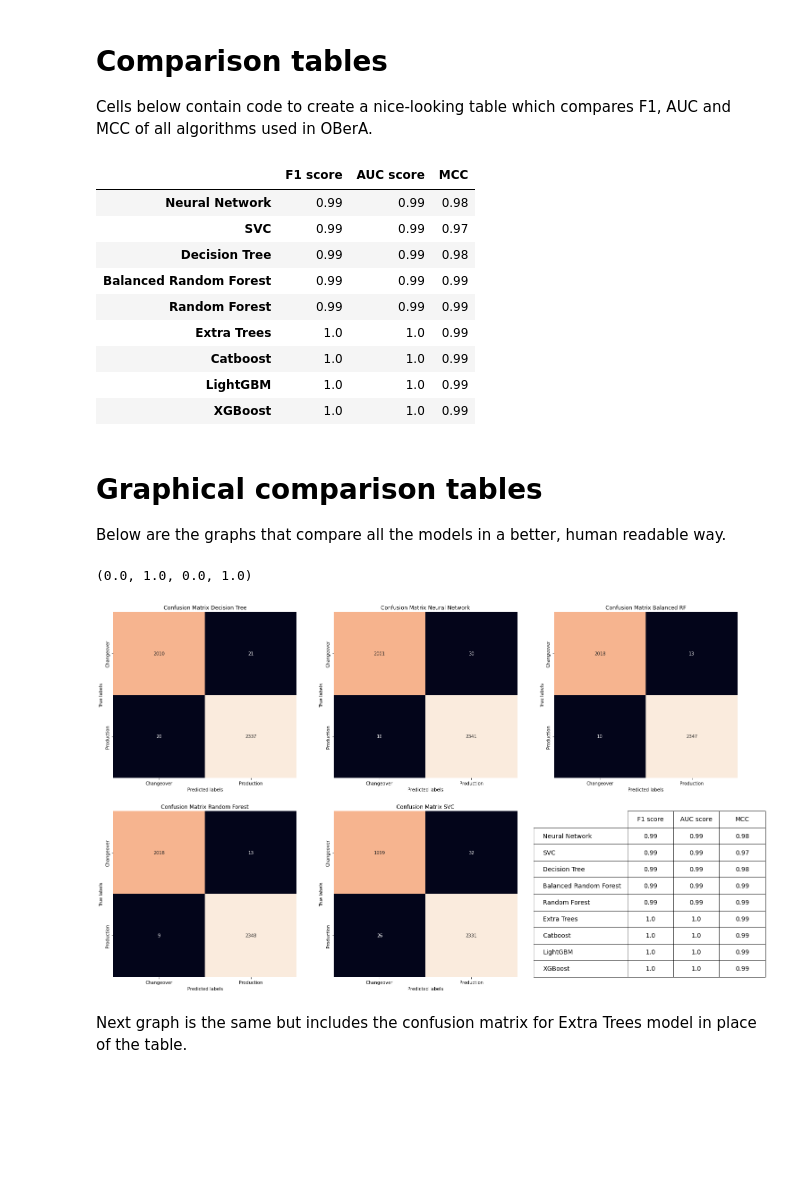
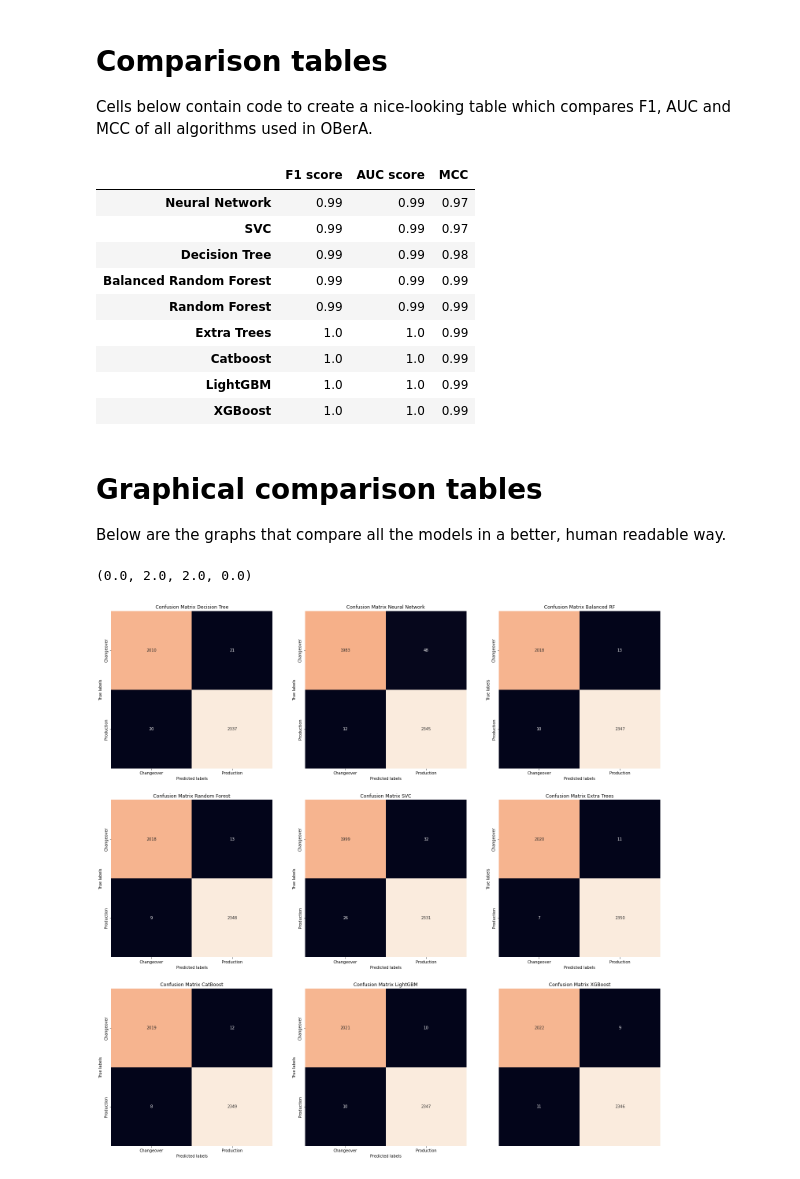
Before and after one commit to ValdsteiN/OBerA-Detecting-Changeover-with-Machine-Learning-using-NC-data-and-external-sensors, a Jupyter notebook: 02Phases_Changeover_Detection.ipynb, the cells around one changed output. Drawn from its saved outputs; the diff is of its cells as text; code cells hidden in the pictures; blank space fills up the shorter version.

Commit message:
Changes to the Graphical Comparison Tables

```diff
--- a/02Phases_Changeover_Detection.ipynb
+++ b/02Phases_Changeover_Detection.ipynb
@@ -723,9 +723,9 @@ comp_table.iloc[2] = [f1_DT, roc_auc_score(test_labels, y_pred_DT), MCC_DT]
 comp_table.iloc[3] = [f1_BRF, roc_auc_score(test_labels, y_pred_BRF), MCC_BRF]
 comp_table.iloc[4] = [f1_RF, roc_auc_score(test_labels, y_pred_RF), MCC_RF]
 comp_table.iloc[5] = [f1_ET, roc_auc_score(test_labels, y_pred_ET), MCC_ET]
-comp_table.iloc[6] = [f1_CAT, roc_auc_score(test_labels, y_pred_ET), MCC_CAT]
-comp_table.iloc[7] = [f1_GBM, roc_auc_score(test_labels, y_pred_ET), MCC_GBM]
-comp_table.iloc[8] = [f1_XGB, roc_auc_score(test_labels, y_pred_ET), MCC_XGB]
+comp_table.iloc[6] = [f1_CAT, roc_auc_score(test_labels, y_pred_cat), MCC_CAT]
+comp_table.iloc[7] = [f1_GBM, roc_auc_score(test_labels, y_pred_gbm), MCC_GBM]
+comp_table.iloc[8] = [f1_XGB, roc_auc_score(test_labels, y_pred_xgb), MCC_XGB]
 # %%
 # Round all the values down to two digits
 for i in range(len(comp_table)):
@@ -735,7 +735,7 @@ for i in range(len(comp_table)):
 comp_table
 # %% [output]
 |  | F1 score | AUC score | MCC |
-| Neural Network | 0.99 | 0.99 | 0.98 |
+| Neural Network | 0.99 | 0.99 | 0.97 |
 | SVC | 0.99 | 0.99 | 0.97 |
 | Decision Tree | 0.99 | 0.99 | 0.98 |
 | Balanced Random Forest | 0.99 | 0.99 | 0.99 |
@@ -751,49 +751,55 @@ Below are the graphs that compare all the models in a better, human readable way
 # %%
 %%capture --no-display
 
-fig, axs = plt.subplots(nrows=2, ncols=3, figsize=(25, 15)) #creating a skeleton of the graph
+fig, axs = plt.subplots(nrows=3, ncols=3, figsize=(25, 25)) #creating a skeleton of the graph
 
 labels = ['Changeover', 'Production'] #adding labels
 
 sns.heatmap(confusion_matrix(test_labels, y_pred_DT), cbar=False, annot=True, fmt='g', ax=axs[0,0]) #adding Decision Tree to subplot 0,0
 axs[0,0].set_title('Confusion Matrix Decision Tree')
 
 sns.heatmap(confusion_matrix(test_labels, y_pred_NN), cbar=False, annot=True, fmt='g', ax=axs[0,1]) #adding Neural Network to subplot 0,1
 axs[0,1].set_title('Confusion Matrix Neural Network')
 
 sns.heatmap(confusion_matrix(test_labels, y_pred_BRF), cbar=False, annot=True, fmt='g', ax=axs[0,2])#adding Balanced Random forest to subplot 0,2
 axs[0,2].set_title('Confusion Matrix Balanced RF')
 
 sns.heatmap(confusion_matrix(test_labels, y_pred_RF), cbar=False, annot=True, fmt='g', ax=axs[1,0])#adding Random Forest to subplot 1,0
 axs[1,0].set_title('Confusion Matrix Random Forest')
 
 sns.heatmap(confusion_matrix(test_labels, y_pred_SVC), cbar=False, annot=True, fmt='g', ax=axs[1,1])#adding SVC to subplot 1,1
 axs[1,1].set_title('Confusion Matrix SVC')
 
+sns.heatmap(confusion_matrix(test_labels, y_pred_ET), cbar=False, annot=True, fmt='g', ax=axs[1,2])
+axs[1,2].set_title('Confusion Matrix Extra Trees')
+
+sns.heatmap(confusion_matrix(test_labels, y_pred_cat), cbar=False, annot=True, fmt='g', ax=axs[2,0])
+axs[2,0].set_title('Confusion Matrix CatBoost')
+
+sns.heatmap(confusion_matrix(test_labels, y_pred_gbm), cbar=False, annot=True, fmt='g', ax=axs[2,1])
+axs[2,1].set_title('Confusion Matrix LightGBM')
+
+sns.heatmap(confusion_matrix(test_labels, y_pred_xgb), cbar=False, annot=True, fmt='g', ax=axs[2,2])
+axs[2,2].set_title('Confusion Matrix XGBoost')
+
+
+
 for i in range(0,3): #iterating through our graphs to give a label to each
     axs[0,i].set(xlabel='Predicted labels')
     axs[0,i].set(ylabel='True labels')
     axs[0,i].xaxis.set_ticklabels(['Changeover', 'Production'])
     axs[0,i].yaxis.set_ticklabels(['Changeover', 'Production'], va='center')
     axs[1,i].set(xlabel='Predicted labels')
     axs[1,i].set(ylabel='True labels')
     axs[1,i].xaxis.set_ticklabels(['Changeover', 'Production'])
     axs[1,i].yaxis.set_ticklabels(['Changeover', 'Production'], va='center')
+    axs[2,i].set(xlabel='Predicted labels')
+    axs[2,i].set(ylabel='True labels')
+    axs[2,i].xaxis.set_ticklabels(['Changeover', 'Production'])
+    axs[2,i].yaxis.set_ticklabels(['Changeover', 'Production'], va='center')
 
-#fig.delaxes(axs[1,2]) #this line can be used to delete the unnecessary subplot from the entire plot
-
-# Add our table with metrics from before to the graph
-table = axs[1,2].table(cellText=comp_table.values,
-          colLabels=comp_table.columns,
-          rowLabels=comp_table.index,
-          loc="lower right",
-          cellLoc='center',
-          bbox=[0.4, 0, 0.75, 1],
-          fontsize=64).set_fontsize(14)
 
 plt.axis('off')
 # %% [output]
-(0.0, 1.0, 0.0, 1.0)
+(0.0, 2.0, 2.0, 0.0)
-[figure, old version]
+[figure, new version]
-# %% [markdown]
-Next graph is the same but includes the confusion matrix for Extra Trees model in place of the table.
```
Also changed, not shown: parts of 6 cells of this notebook, 1 other file.
